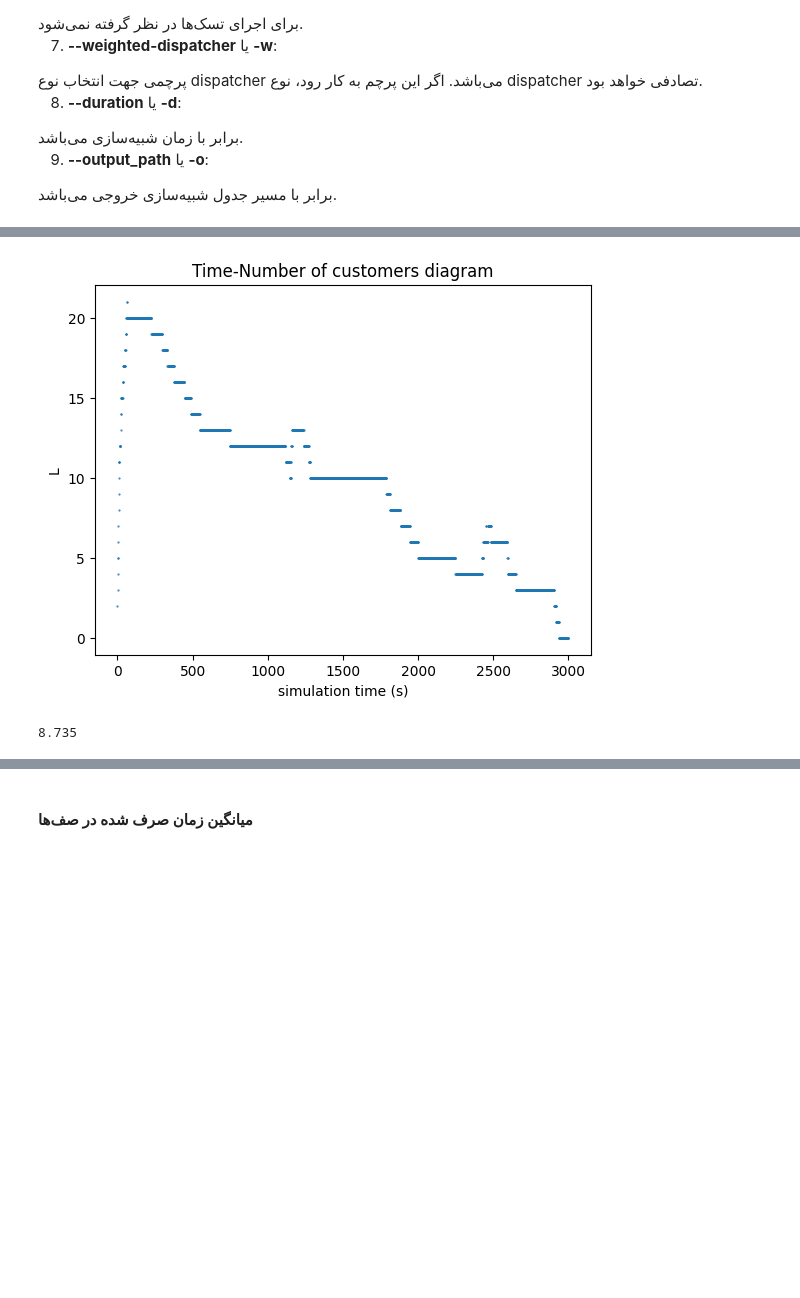
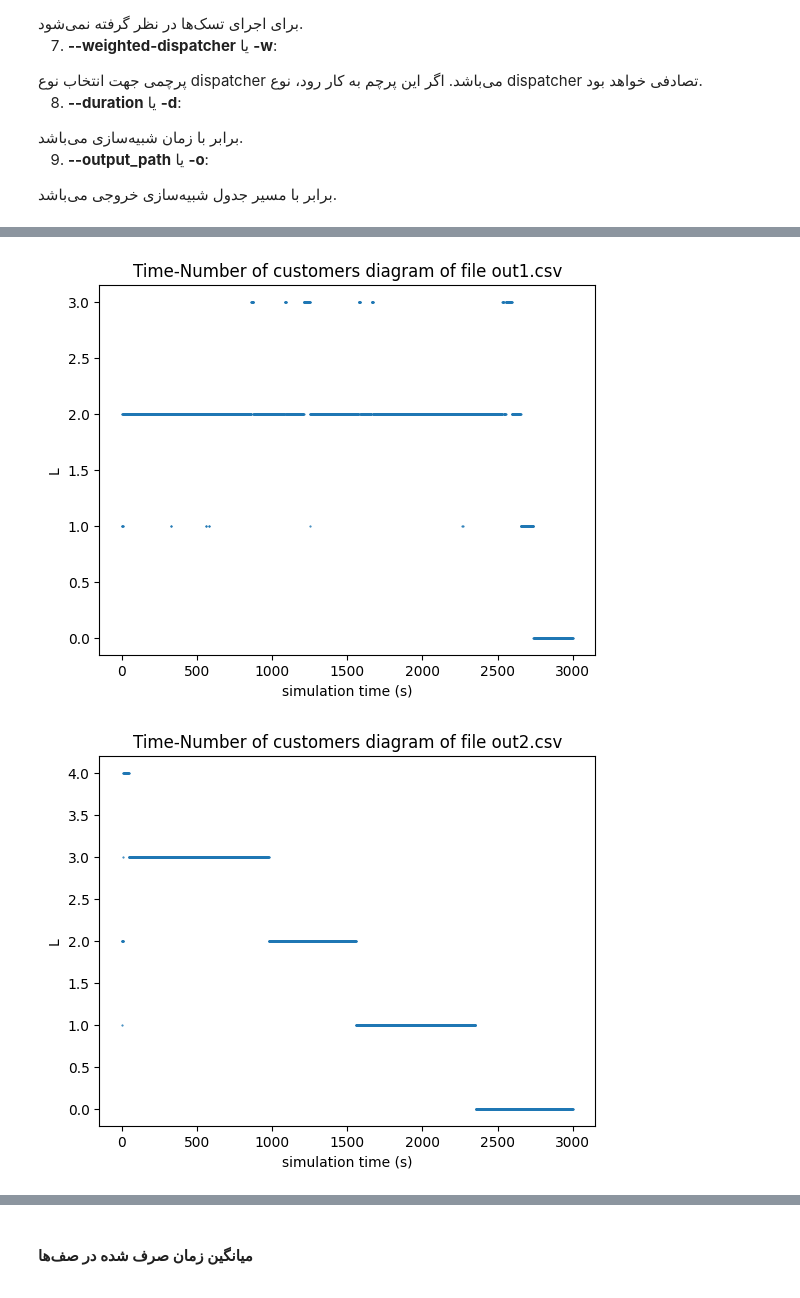
Before and after one commit to ArshiAAkhavan/simulation_F401_project, a Jupyter notebook: report.ipynb, the cells around one changed output, grey strips where cells are left out. Cells and saved outputs as stored; diff of their text form; code cells hidden in the pictures; blank space fills up the shorter version.

```diff
--- a/report.ipynb
+++ b/report.ipynb
@@ -253,3 +254,4 @@ import numpy as np
 from collections import Counter
 
 SIM_TIME = 3000
+SIM_NUM = 5
@@ -276,4 +257,0 @@ Task { exec_time: 112, arrival_time: 4, remaining: 19, priority: High, status: R
-# %%
-df = pd.read_csv('res.csv')
-df.index.name = "task ID"
-df
@@ -300,0 +264,6 @@ df
+# %%
+input_files = ['out' + str(i+1) + '.csv' for i in range(SIM_NUM)]
+dfs = [pd.read_csv(f) for f in input_files]
+for df in dfs:
+    df.index.name = "task ID"
+dfs
@@ -301,19 +301,16 @@ df
 # %%
-L = [0] * (SIM_TIME + 1)
-for _, t in df.iterrows():
-    for j in range(t["arrival_time"], t["service_end"]+1):
-        L[j] += 1
+for i, df in enumerate(dfs):
+    L = [0] * (SIM_TIME + 1)
+    for _, t in df.iterrows():
+        for j in range(t["arrival_time"], t["service_end"]+1):
+            L[j] += 1
 
-_, main_ax = plt.subplots()
-main_ax.plot(L, linestyle='None', marker='.', markersize=1)
-main_ax.set_xlabel('simulation time (s)')
-main_ax.set_ylabel('L')
-main_ax.set_title('Time-Number of customers diagram')
-plt.show()
-
-LQ = [i-1 for i in L if i>0]
-avg_LQ = np.dot(*np.unique(LQ, return_counts=True))/SIM_TIME
-avg_LQ
+    _, main_ax = plt.subplots()
+    main_ax.plot(L, linestyle='None', marker='.', markersize=1)
+    main_ax.set_xlabel('simulation time (s)')
+    main_ax.set_ylabel('L')
+    main_ax.set_title(f'Time-Number of customers diagram of file {input_files[i]}')
+    plt.show()
 # %% [output]
-[figure, old version]
+[figure, new version]
-8.735
+[figure, added]
```
Also changed, not shown: parts of 18 cells of this notebook, 1 other file.
